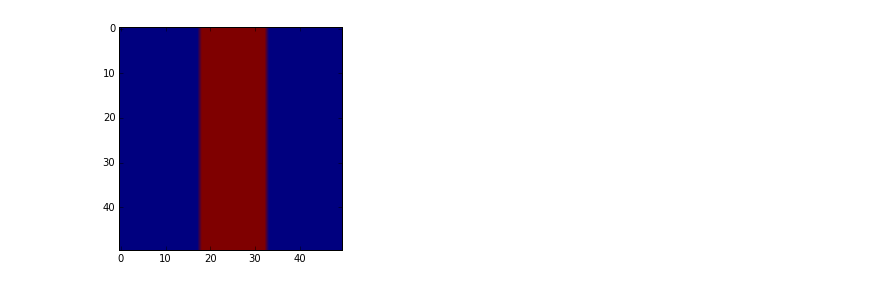
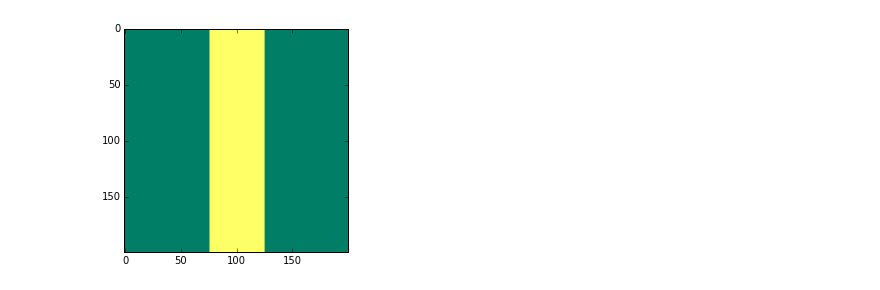
Before and after one commit to terryspitz/ipython_notebooks, a Jupyter notebook: Pan - Functional Images.ipynb, the cells around one changed output. Drawn from its saved outputs; the diff is of its cells as text; code cells hidden in the pictures.

```diff
--- a/Pan - Functional Images.ipynb
+++ b/Pan - Functional Images.ipynb
@@ -37,0 +43,20 @@ width, vstrip, as defined below.3
+# %%
+def compose(func_1, func_2, unpack=True):
+    """
+    compose(func_1, func_2, unpack=True) -> function
+
+    The function returned by compose is a composition of func_1 and func_2.
+    That is, compose(func_1, func_2)(5) == func_1(func_2(5))
+    """
+    if not callable(func_1):
+        raise TypeError("First argument to compose must be callable")
+    if not callable(func_2):
+        raise TypeError("Second argument to compose must be callable")
+
+    if unpack:
+        def composition(*args, **kwargs):
+            return func_1(*func_2(*args, **kwargs))
+    else:
+        def composition(*args, **kwargs):
+            return func_1(func_2(*args, **kwargs))
+    return composition
@@ -38,13 +65,10 @@ width, vstrip, as defined below.3
 # %%
-def scaleMove(s, mx, my, x, y):
-    return (s*y+my, s*x+mx)
-def transform(t, im, x, y):
-    (xx, yy)=t(x,y)
-    return im(xx,yy)
-def show(f, scale=1.0, centreX=0., centreY=0.):
-    imshow(np.fromfunction(partial(transform, partial(scaleMove,scale*2/width, centreX-1.0, centreY-1.0), f), shape=(width,height)))
+def scaleMove(scale, mx, my, r, c):
+    return scale*(c/shape[0]+mx), scale*(r/shape[0]+my)
+def show(f, scale=1.0, centreX=0.0, centreY=0.0):
+    pyplot.imshow(np.fromfunction(compose(f, partial(scaleMove, scale*2, centreX-0.5, centreY-0.5)), shape), cmap='summer')
 
-show(vstrip, centreY=0.0)
+show(vstrip, scale=4)
 # %% [output]
-[figure, old version]
+[figure, new version]
 # %% [markdown]
```
Also changed, not shown: parts of 17 cells of this notebook, 1 other file.
